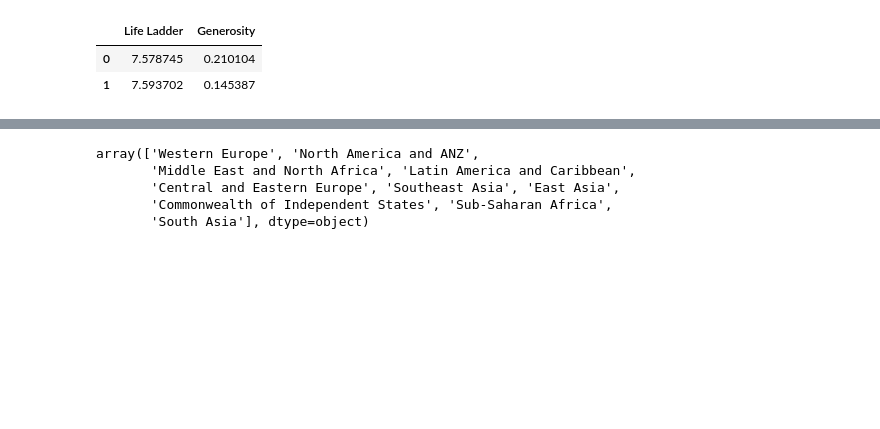
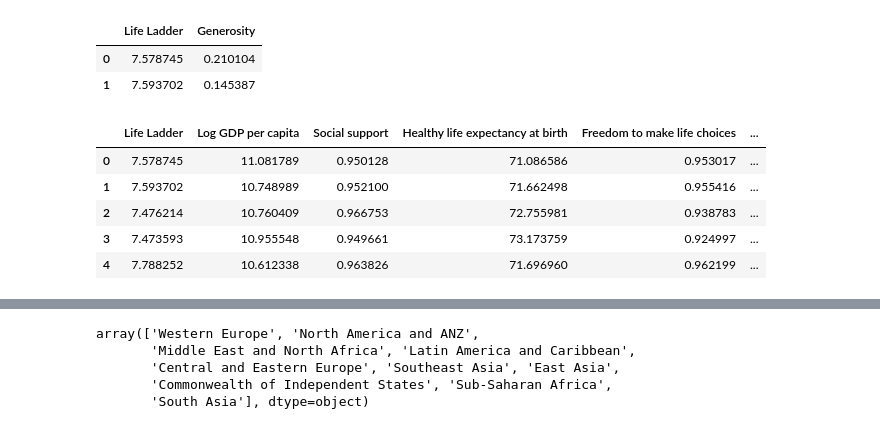
Before and after one commit to OpenCV13/dm, a Jupyter notebook: module_3.ipynb, the cells around one changed output, grey strips where cells are left out. Drawn from its saved outputs; the diff is of its cells as text; code cells hidden in the pictures; blank space fills up the shorter version.

```diff
--- a/module_3.ipynb
+++ b/module_3.ipynb
@@ -255,3 +254,14 @@ life_ladder_df.head(2)
 |  | Life Ladder | Generosity |
 | 0 | 7.578745 | 0.210104 |
 | 1 | 7.593702 | 0.145387 |
+# %%
+# selecting multiple columns by names.
+df_1 = happiness_df.loc[:, 'Life Ladder':'Generosity']
+df_1.head()
+# %% [output]
+|  | Life Ladder | Log GDP per capita | Social support | Healthy life expectancy at birth | Freedom to make life choices | ... |
+| 0 | 7.578745 | 11.081789 | 0.950128 | 71.086586 | 0.953017 | ... |
+| 1 | 7.593702 | 10.748989 | 0.952100 | 71.662498 | 0.955416 | ... |
+| 2 | 7.476214 | 10.760409 | 0.966753 | 72.755981 | 0.938783 | ... |
+| 3 | 7.473593 | 10.955548 | 0.949661 | 73.173759 | 0.924997 | ... |
+| 4 | 7.788252 | 10.612338 | 0.963826 | 71.696960 | 0.962199 | ... |
```
Also changed, not shown: parts of 2 cells of this notebook.
